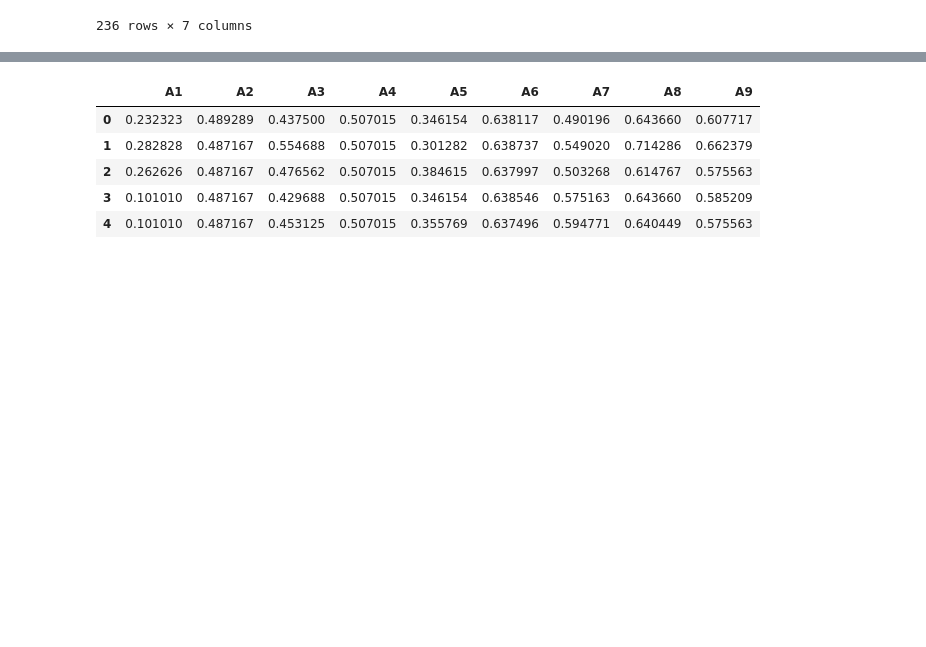
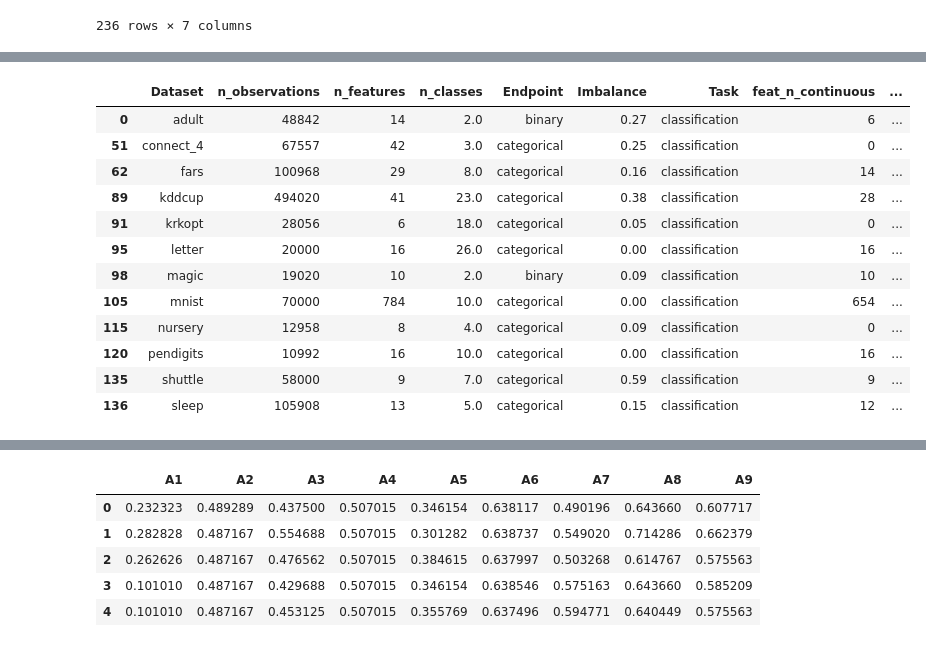
Before and after one commit to ricomnl/apricot-benchmark, a Jupyter notebook: notebooks/metadata.ipynb, the cells around one changed output, grey strips where cells are left out. Cells and saved outputs as stored; diff of their text form; code cells hidden in the pictures; blank space fills up the shorter version.

```diff
--- a/notebooks/metadata.ipynb
+++ b/notebooks/metadata.ipynb
@@ -81 +63,17 @@ pmlb_data.sort_values("n_observations").tail(20)
+# %%
+pmlb_data[(pmlb_data["n_observations"] > 10_000) & (pmlb_data["n_observations"] < 500_000) & (pmlb_data["Task"] == "classification")]
+# %% [output]
+|  | Dataset | n_observations | n_features | n_classes | Endpoint | Imbalance | Task | feat_n_continuous | ... |
+| 0 | adult | 48842 | 14 | 2.0 | binary | 0.27 | classification | 6 | ... |
+| 51 | connect_4 | 67557 | 42 | 3.0 | categorical | 0.25 | classification | 0 | ... |
+| 62 | fars | 100968 | 29 | 8.0 | categorical | 0.16 | classification | 14 | ... |
+| 89 | kddcup | 494020 | 41 | 23.0 | categorical | 0.38 | classification | 28 | ... |
+| 91 | krkopt | 28056 | 6 | 18.0 | categorical | 0.05 | classification | 0 | ... |
+| 95 | letter | 20000 | 16 | 26.0 | categorical | 0.00 | classification | 16 | ... |
+| 98 | magic | 19020 | 10 | 2.0 | binary | 0.09 | classification | 10 | ... |
+| 105 | mnist | 70000 | 784 | 10.0 | categorical | 0.00 | classification | 654 | ... |
+| 115 | nursery | 12958 | 8 | 4.0 | categorical | 0.09 | classification | 0 | ... |
+| 120 | pendigits | 10992 | 16 | 10.0 | categorical | 0.00 | classification | 16 | ... |
+| 135 | shuttle | 58000 | 9 | 7.0 | categorical | 0.59 | classification | 9 | ... |
+| 136 | sleep | 105908 | 13 | 5.0 | categorical | 0.15 | classification | 12 | ... |
 # %%
```
Also changed, not shown: parts of 6 cells of this notebook, 3 other files.
